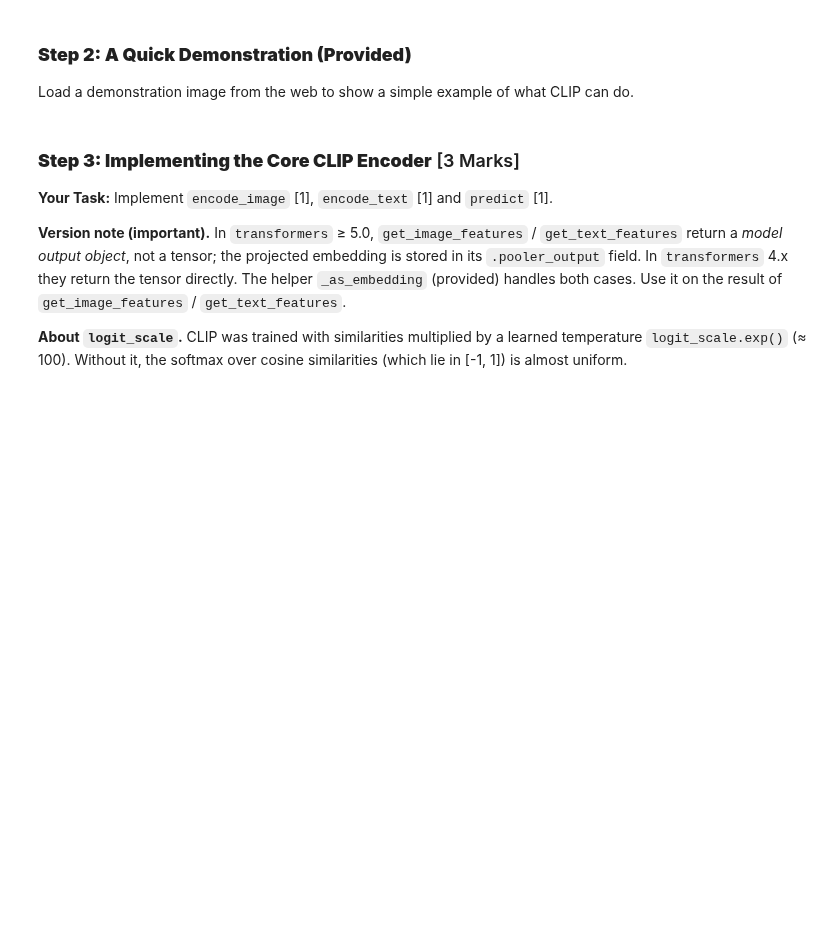
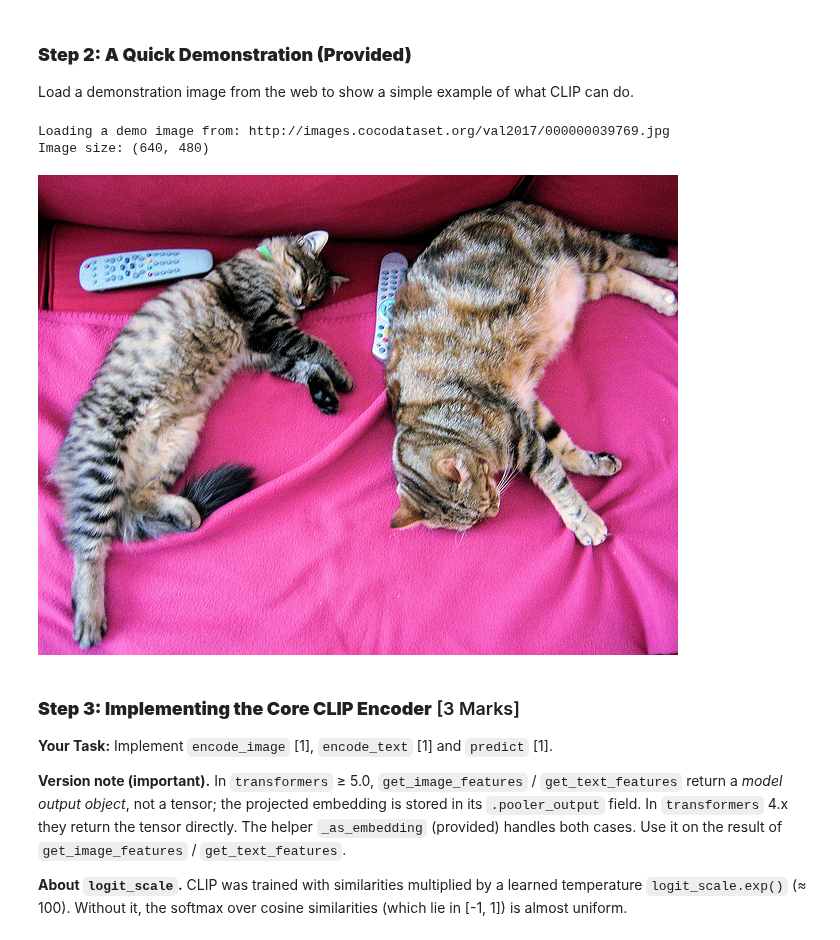
Before and after one commit to Alex-APTX-4869/IT5005-CNN-Group7, a Jupyter notebook: Part_1.ipynb, the cells around one changed output. Drawn from its saved outputs; the diff is of its cells as text; code cells hidden in the pictures; blank space fills up the shorter version.

```diff
--- a/Part_1.ipynb
+++ b/Part_1.ipynb
@@ -94,8 +96,13 @@ Load a demonstration image from the web to show a simple example of what CLIP ca
 # %%
 demo_image_url = "http://images.cocodataset.org/val2017/000000039769.jpg"
 print(f"Loading a demo image from: {demo_image_url}")
 demo_image = Image.open(requests.get(demo_image_url, stream=True, timeout=30).raw).convert("RGB")
-demo_image
+print("Image size:", demo_image.size)
+display(demo_image)
+# %% [output]
+Loading a demo image from: http://images.cocodataset.org/val2017/000000039769.jpg
+Image size: (640, 480)
+[figure, added]
 # %% [markdown]
 ### **Step 3: Implementing the Core CLIP Encoder** [3 Marks]
 
```
Also changed, not shown: parts of 20 cells of this notebook.
